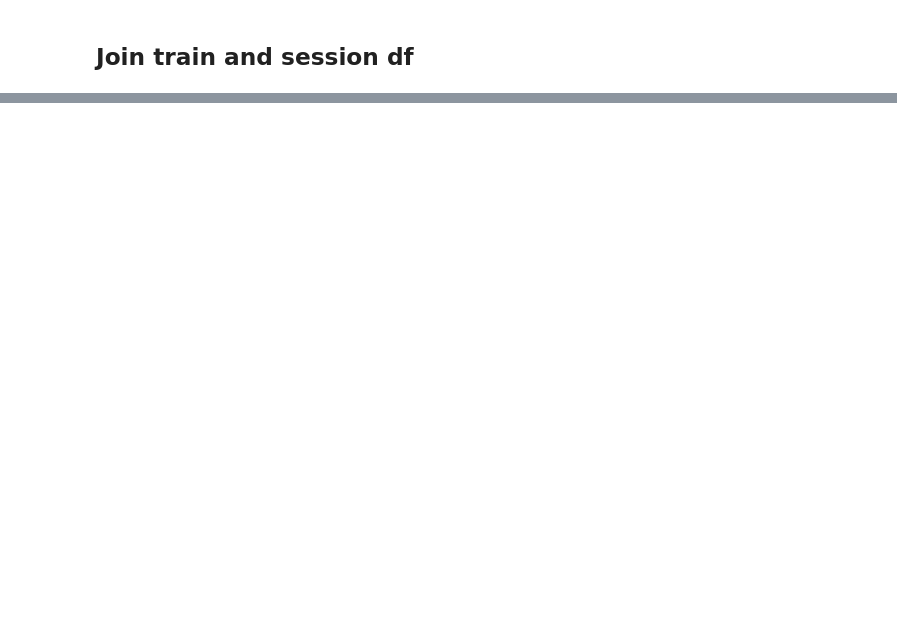
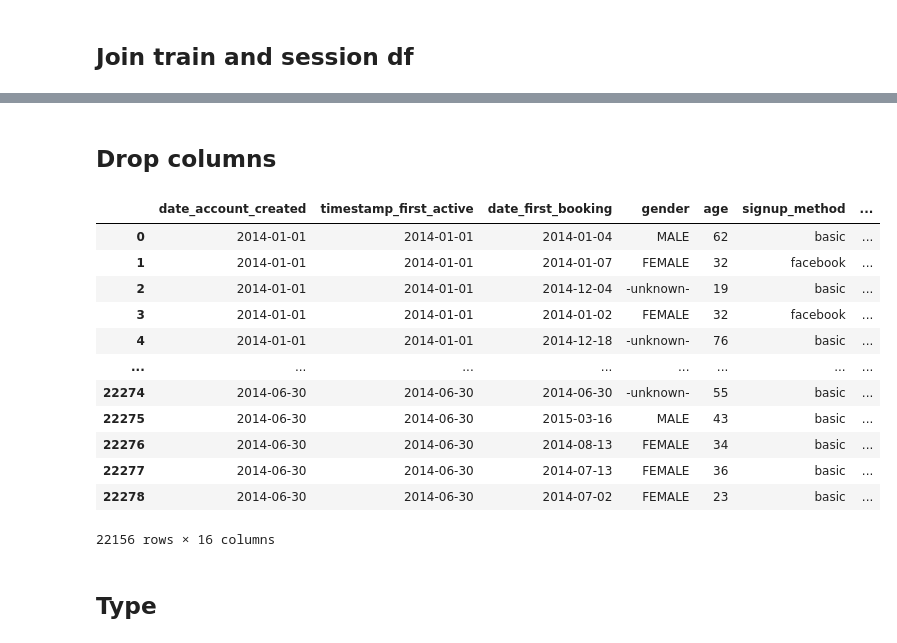
Before and after one commit to Ayoub-etoullali/Spark-MLlib-NTT-DATA, a Jupyter notebook: cleaning_data/Sessions - Ayoub.ipynb, the cells around one changed output, grey strips where cells are left out. Drawn from its saved outputs; the diff is of its cells as text; code cells hidden in the pictures; blank space fills up the shorter version.

```diff
--- a/cleaning_data/Sessions - Ayoub.ipynb
+++ b/cleaning_data/Sessions - Ayoub.ipynb
@@ -215,11 +319,11 @@ session_df_concat.head()
 # %% [markdown]
 ## Join train and session df
 # %%
-train_merge = train_user.merge(session_df_concat, left_on='id', right_on='user_id', how='inner')
+train_merge = train_user.merge(most_frequent_actions, left_on='id', right_on='user_id', how='inner')
 
 print("Train  :",train_user.shape)
 
-print("Session:",session_df_concat.shape)
+print("Session:",most_frequent_actions.shape)
 
 print("Merge  :",train_merge.shape)
 
@@ -237,0 +398,2 @@ train_merge.isnull().sum()
+# %%
+train_merge.dropna(subset=['most_frequent_action'], inplace=True)
@@ -238,2 +423,22 @@ train_merge.isnull().sum()
+# %% [markdown]
+## Drop columns
+# %%
+train_merge = train_merge.drop(columns=['id','user_id'])
+# %%
+train_merge
+# %% [output]
+|  | date_account_created | timestamp_first_active | date_first_booking | gender | age | signup_method | ... |
+| 0 | 2014-01-01 | 2014-01-01 | 2014-01-04 | MALE | 62 | basic | ... |
+| 1 | 2014-01-01 | 2014-01-01 | 2014-01-07 | FEMALE | 32 | facebook | ... |
+| 2 | 2014-01-01 | 2014-01-01 | 2014-12-04 | -unknown- | 19 | basic | ... |
+| 3 | 2014-01-01 | 2014-01-01 | 2014-01-02 | FEMALE | 32 | facebook | ... |
+| 4 | 2014-01-01 | 2014-01-01 | 2014-12-18 | -unknown- | 76 | basic | ... |
+| ... | ... | ... | ... | ... | ... | ... | ... |
+| 22274 | 2014-06-30 | 2014-06-30 | 2014-06-30 | -unknown- | 55 | basic | ... |
+| 22275 | 2014-06-30 | 2014-06-30 | 2015-03-16 | MALE | 43 | basic | ... |
+| 22276 | 2014-06-30 | 2014-06-30 | 2014-08-13 | FEMALE | 34 | basic | ... |
+| 22277 | 2014-06-30 | 2014-06-30 | 2014-07-13 | FEMALE | 36 | basic | ... |
+| 22278 | 2014-06-30 | 2014-06-30 | 2014-07-02 | FEMALE | 23 | basic | ... |
+22156 rows × 16 columns
 # %%
 # saving
@@ -240,0 +446,2 @@ train_merge.to_csv('train_merge_raw.csv',index=False)
+# %% [markdown]
+## Type
```
Also changed, not shown: parts of 43 cells of this notebook, 2 other files.
